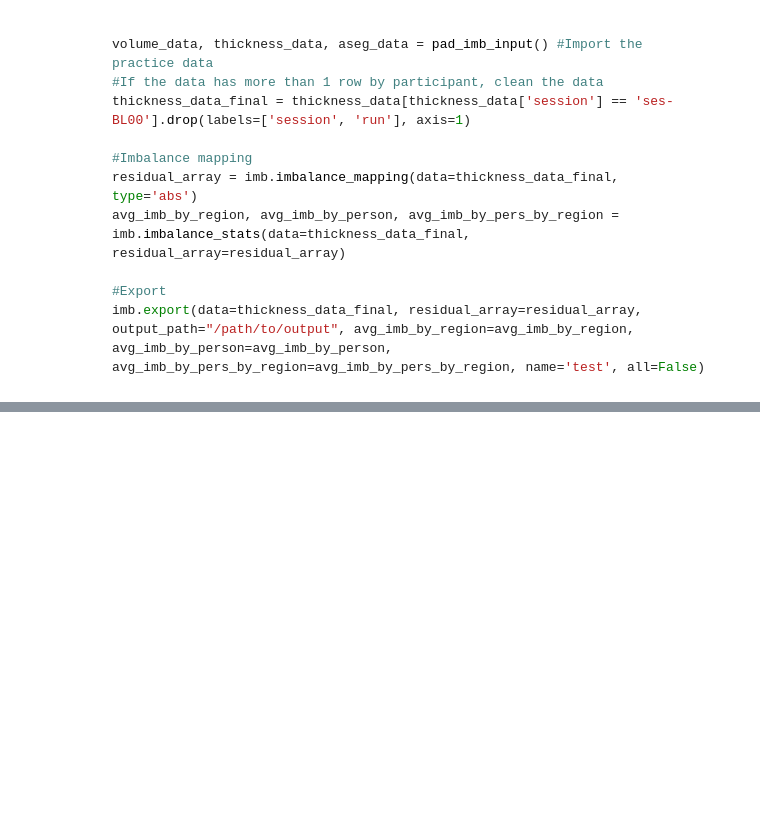
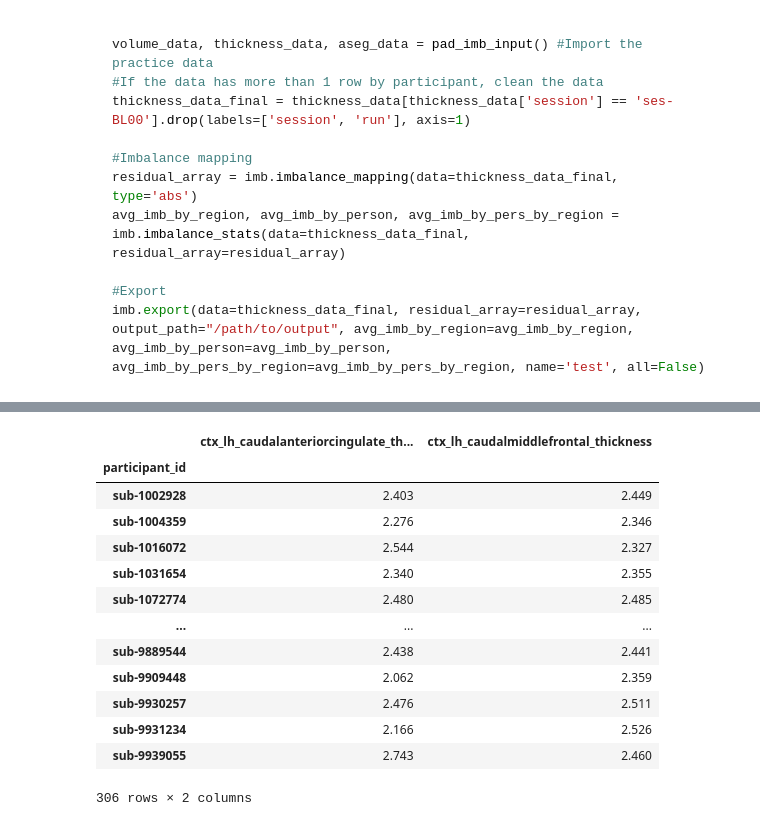
Before and after one commit to stong3/sihnpy, a Jupyter notebook: docs/4.imbalance_mapping/imb_module.ipynb, the cells around one changed output, grey strips where cells are left out. Drawn from its saved outputs; the diff is of its cells as text; code cells hidden in the pictures; blank space fills up the shorter version.

```diff
--- a/docs/4.imbalance_mapping/imb_module.ipynb
+++ b/docs/4.imbalance_mapping/imb_module.ipynb
@@ -215,0 +270,18 @@ The PCA will always return the same number of components as the number of variab
+# %%
+subsample = thickness_data_final[['ctx_lh_caudalanteriorcingulate_thickness', 'ctx_lh_caudalmiddlefrontal_thickness']]
+subsample
+# %% [output]
+|  | ctx_lh_caudalanteriorcingulate_th... | ctx_lh_caudalmiddlefrontal_thickness |
+| participant_id |  |  |
+| sub-1002928 | 2.403 | 2.449 |
+| sub-1004359 | 2.276 | 2.346 |
+| sub-1016072 | 2.544 | 2.327 |
+| sub-1031654 | 2.340 | 2.355 |
+| sub-1072774 | 2.480 | 2.485 |
+| ... | ... | ... |
+| sub-9889544 | 2.438 | 2.441 |
+| sub-9909448 | 2.062 | 2.359 |
+| sub-9930257 | 2.476 | 2.511 |
+| sub-9931234 | 2.166 | 2.526 |
+| sub-9939055 | 2.743 | 2.460 |
+306 rows × 2 columns
```
Also changed, not shown: parts of 11 cells of this notebook, 1 other file.
